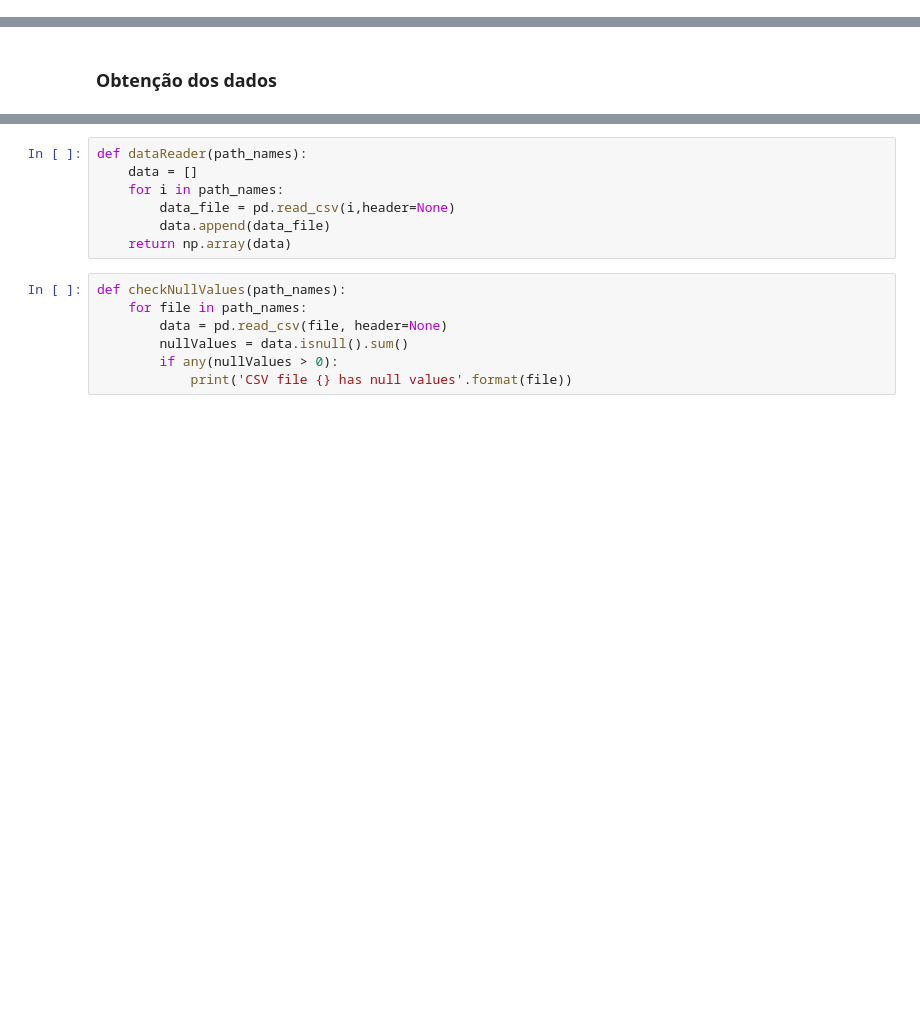
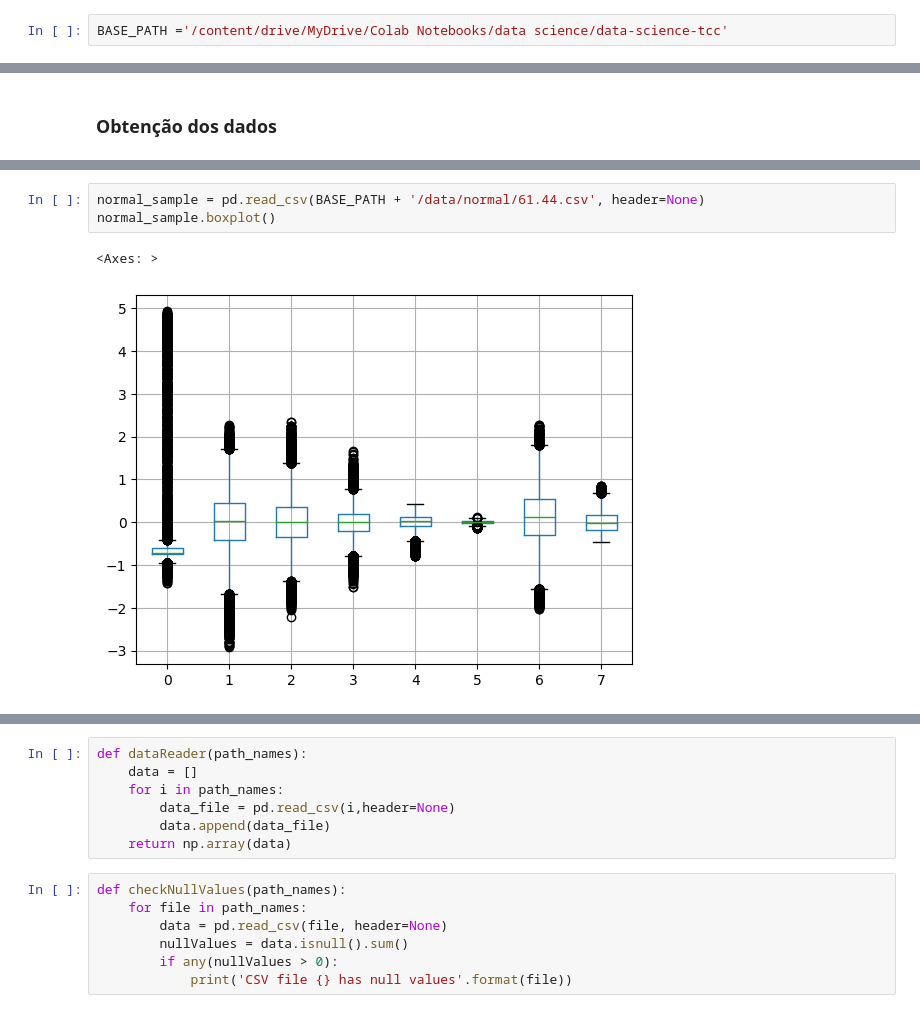
Before and after one commit to ricardo-faria/data-science-tcc, a Jupyter notebook: main.ipynb, the cells around one changed output, grey strips where cells are left out. Cells and saved outputs as stored; diff of their text form; blank space fills up the shorter version.

```diff
--- a/main.ipynb
+++ b/main.ipynb
@@ -98,0 +34,2 @@ True
+# %%
+BASE_PATH ='/content/drive/MyDrive/Colab Notebooks/data science/data-science-tcc'
@@ -124,0 +109,6 @@ os.remove('/content/drive/MyDrive/Colab Notebooks/data science/data-science-tcc/
+# %%
+normal_sample = pd.read_csv(BASE_PATH + '/data/normal/61.44.csv', header=None)
+normal_sample.boxplot()
+# %% [output]
+<Axes: >
+[figure, added]
```
Also changed, not shown: parts of 46 cells of this notebook.
